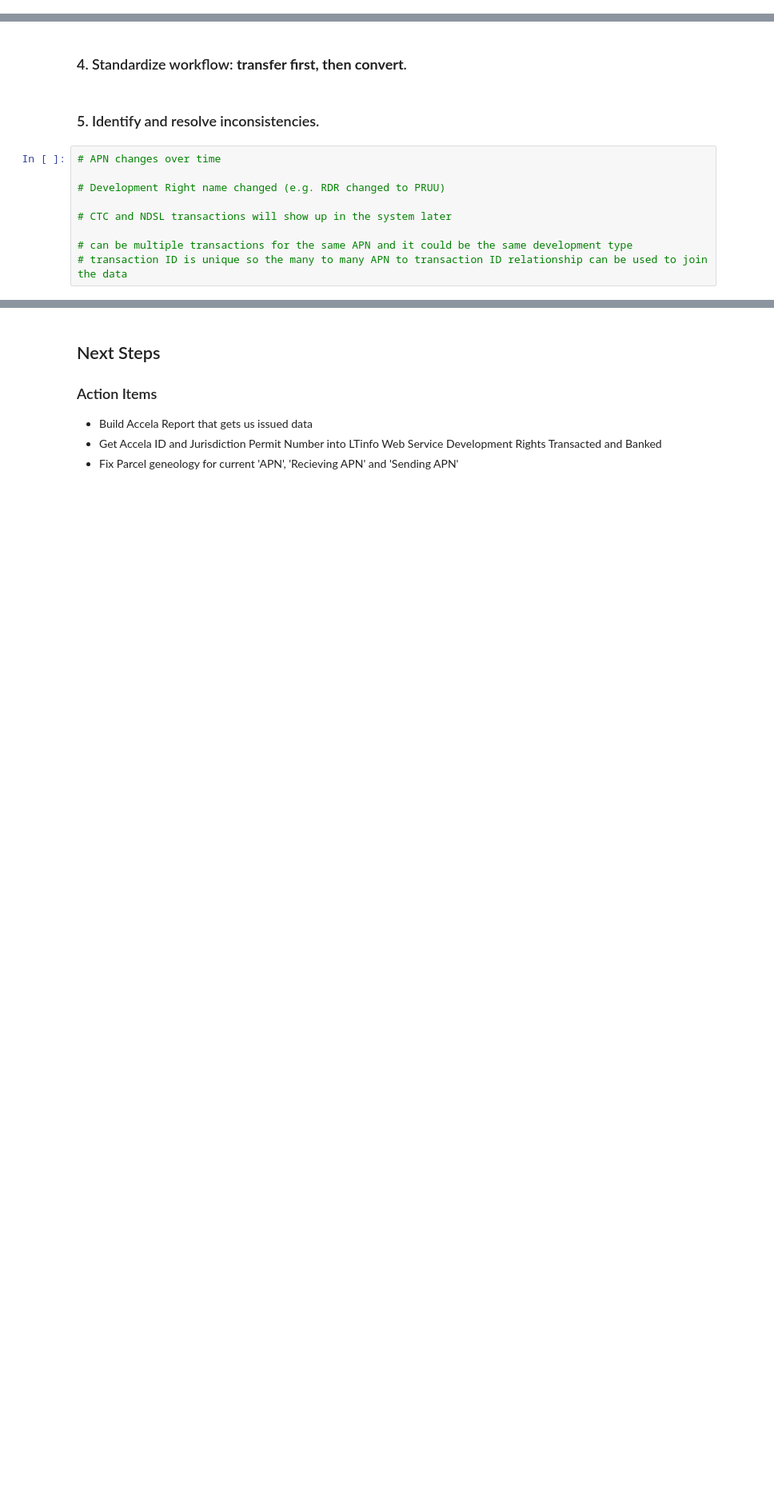
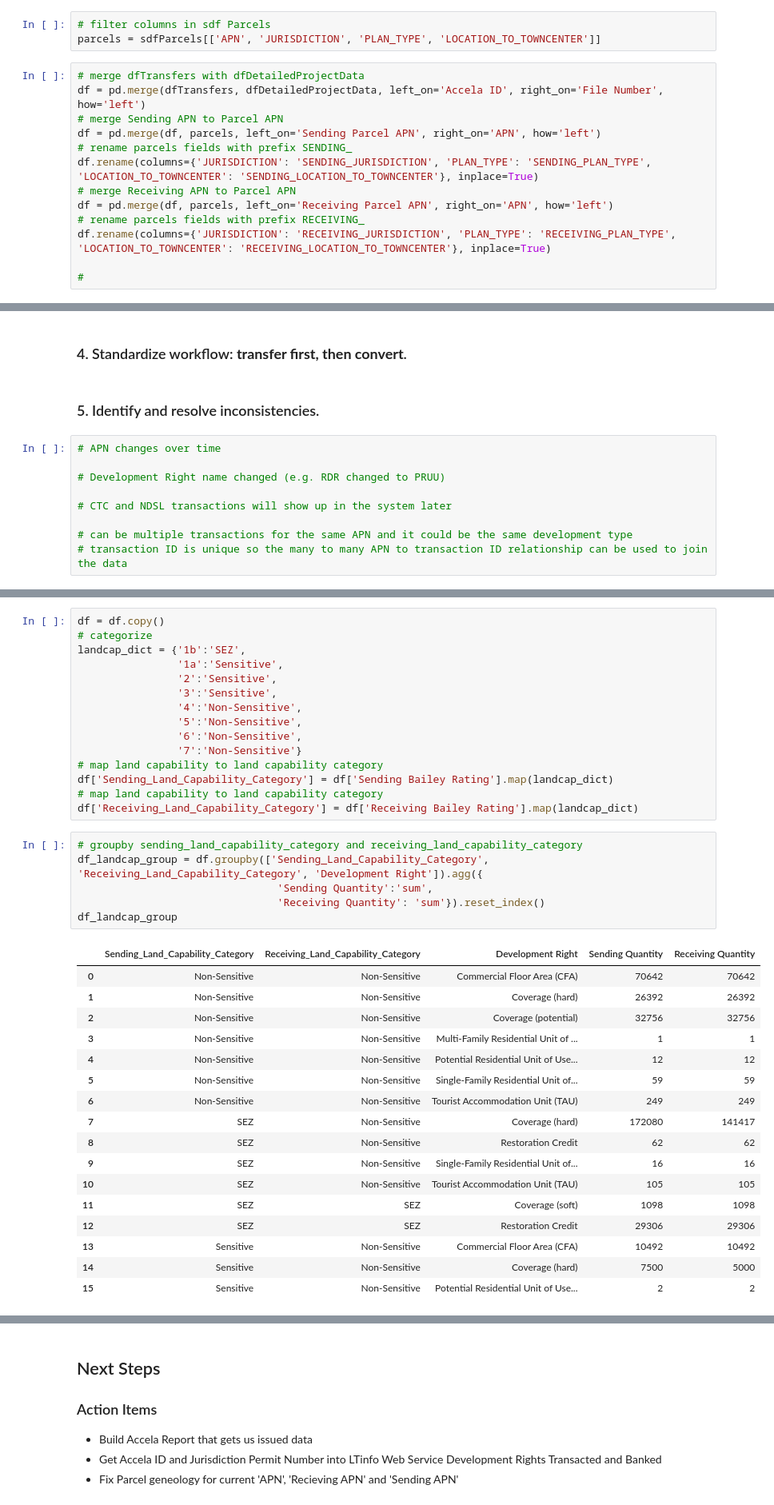
Before and after one commit to trpa-agency/Reporting, a Jupyter notebook: development_right_transfers_data_enginnering_analysis.ipynb, the cells around one changed output, grey strips where cells are left out. Shown at 80% size. Cells and saved outputs as stored; diff of their text form; blank space fills up the shorter version.

```diff
--- a/development_right_transfers_data_enginnering_analysis.ipynb
+++ b/development_right_transfers_data_enginnering_analysis.ipynb
@@ -166,3 +171,19 @@ dfPermit24_Transfers
 # %% [markdown]
 ### 3. Merge datasets using APN as the primary key.
+# %%
+# filter columns in sdf Parcels
+parcels = sdfParcels[['APN', 'JURISDICTION', 'PLAN_TYPE', 'LOCATION_TO_TOWNCENTER']]
+# %%
+# merge dfTransfers with dfDetailedProjectData
+df = pd.merge(dfTransfers, dfDetailedProjectData, left_on='Accela ID', right_on='File Number', how='left')
+# merge Sending APN to Parcel APN
+df = pd.merge(df, parcels, left_on='Sending Parcel APN', right_on='APN', how='left')
+# rename parcels fields with prefix SENDING_
+df.rename(columns={'JURISDICTION': 'SENDING_JURISDICTION', 'PLAN_TYPE': 'SENDING_PLAN_TYPE', 'LOCATION_TO_TOWNCENTER': 'SENDING_LOCATION_TO_TOWNCENTER'}, inplace=True)
+# merge Receiving APN to Parcel APN
+df = pd.merge(df, parcels, left_on='Receiving Parcel APN', right_on='APN', how='left')
+# rename parcels fields with prefix RECEIVING_
+df.rename(columns={'JURISDICTION': 'RECEIVING_JURISDICTION', 'PLAN_TYPE': 'RECEIVING_PLAN_TYPE', 'LOCATION_TO_TOWNCENTER': 'RECEIVING_LOCATION_TO_TOWNCENTER'}, inplace=True)
+
+#
 # %%
@@ -206,0 +247,39 @@ dfRecievingTransfers.APN.value_counts()
+# %%
+df = df.copy()
+# categorize
+landcap_dict = {'1b':'SEZ',
+                '1a':'Sensitive',
+                '2':'Sensitive',
+                '3':'Sensitive',
+                '4':'Non-Sensitive',
+                '5':'Non-Sensitive',
+                '6':'Non-Sensitive',
+                '7':'Non-Sensitive'}
+# map land capability to land capability category
+df['Sending_Land_Capability_Category'] = df['Sending Bailey Rating'].map(landcap_dict)
+# map land capability to land capability category
+df['Receiving_Land_Capability_Category'] = df['Receiving Bailey Rating'].map(landcap_dict)
+# %%
+# groupby sending_land_capability_category and receiving_land_capability_category
+df_landcap_group = df.groupby(['Sending_Land_Capability_Category', 'Receiving_Land_Capability_Category', 'Development Right']).agg({
+                                'Sending Quantity':'sum',
+                                'Receiving Quantity': 'sum'}).reset_index()
+df_landcap_group
+# %% [output]
+|  | Sending_Land_Capability_Category | Receiving_Land_Capability_Category | Development Right | Sending Quantity | Receiving Quantity |
+| 0 | Non-Sensitive | Non-Sensitive | Commercial Floor Area (CFA) | 70642 | 70642 |
+| 1 | Non-Sensitive | Non-Sensitive | Coverage (hard) | 26392 | 26392 |
+| 2 | Non-Sensitive | Non-Sensitive | Coverage (potential) | 32756 | 32756 |
+| 3 | Non-Sensitive | Non-Sensitive | Multi-Family Residential Unit of ... | 1 | 1 |
+| 4 | Non-Sensitive | Non-Sensitive | Potential Residential Unit of Use... | 12 | 12 |
+| 5 | Non-Sensitive | Non-Sensitive | Single-Family Residential Unit of... | 59 | 59 |
+| 6 | Non-Sensitive | Non-Sensitive | Tourist Accommodation Unit (TAU) | 249 | 249 |
+| 7 | SEZ | Non-Sensitive | Coverage (hard) | 172080 | 141417 |
+| 8 | SEZ | Non-Sensitive | Restoration Credit | 62 | 62 |
+| 9 | SEZ | Non-Sensitive | Single-Family Residential Unit of... | 16 | 16 |
+| 10 | SEZ | Non-Sensitive | Tourist Accommodation Unit (TAU) | 105 | 105 |
+| 11 | SEZ | SEZ | Coverage (soft) | 1098 | 1098 |
+| 12 | SEZ | SEZ | Restoration Credit | 29306 | 29306 |
+| 13 | Sensitive | Non-Sensitive | Commercial Floor Area (CFA) | 10492 | 10492 |
+| 14 | Sensitive | Non-Sensitive | Coverage (hard) | 7500 | 5000 |
+| 15 | Sensitive | Non-Sensitive | Potential Residential Unit of Use... | 2 | 2 |
```
Also changed, not shown: parts of 18 cells of this notebook.
